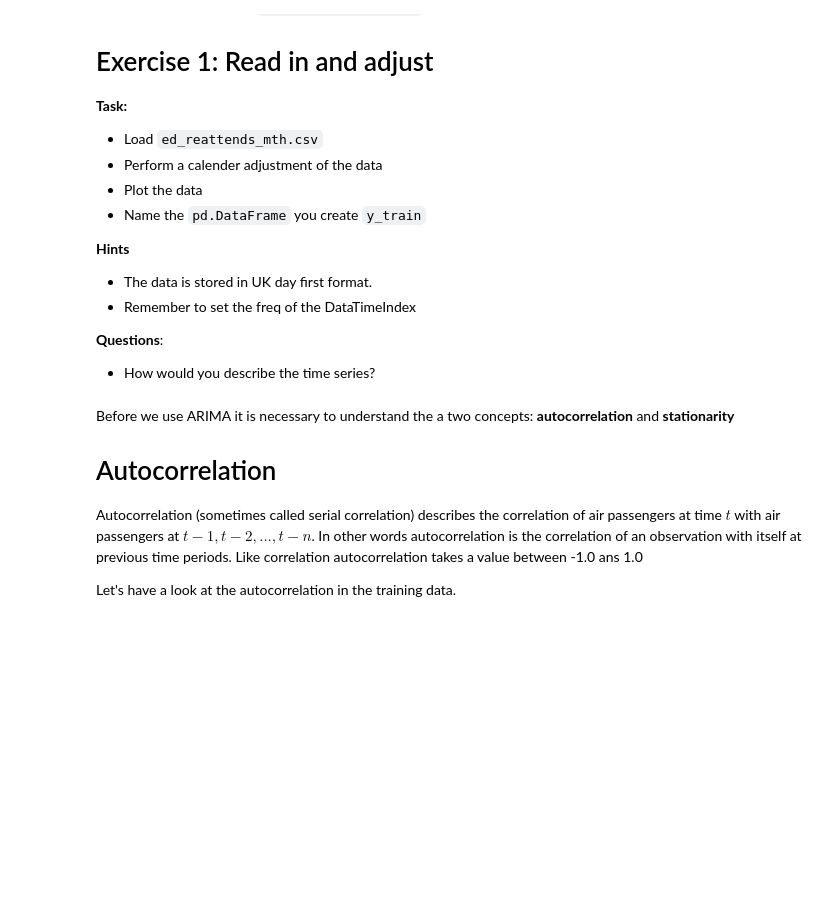
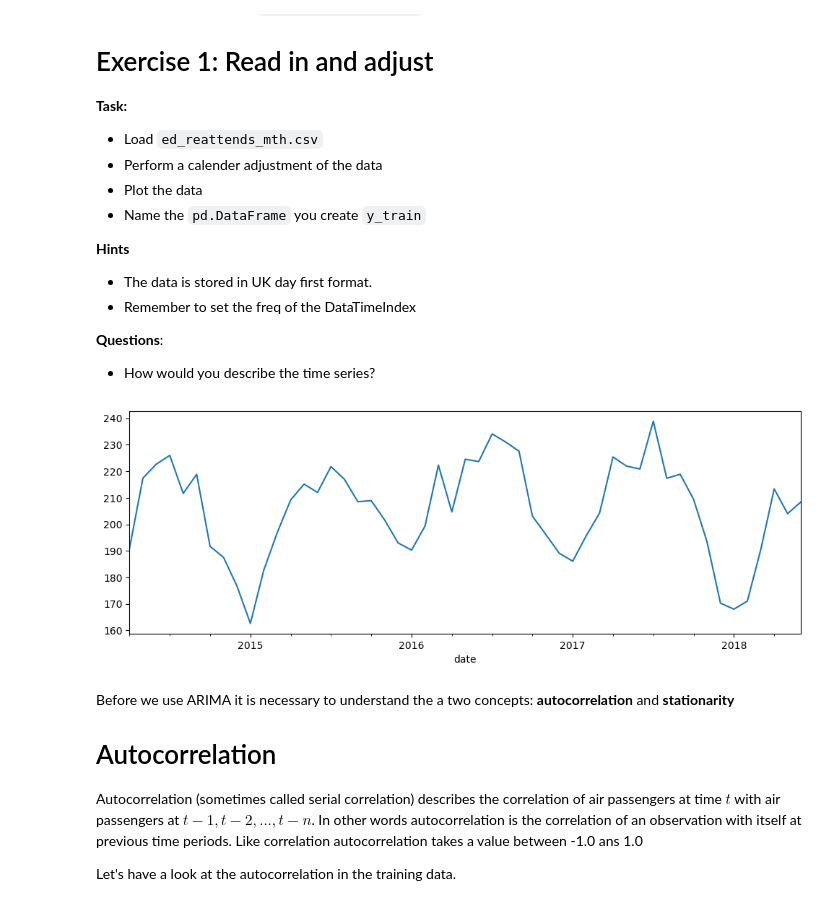
Before and after one commit to health-data-science-OR/forecasting, a Jupyter notebook: 02_arima/arima_exercises_SOLUTIONS.ipynb, the cells around one changed output. Drawn from its saved outputs; the diff is of its cells as text; code cells hidden in the pictures; blank space fills up the shorter version.

```diff
--- a/02_arima/arima_exercises_SOLUTIONS.ipynb
+++ b/02_arima/arima_exercises_SOLUTIONS.ipynb
@@ -105,13 +105,15 @@ url = 'https://raw.githubusercontent.com/health-data-science-OR/' \
         + 'hpdm097-datasets/master/ed_reattends_mth.csv'
 # %%
 # example solution
-ed_reattends = pd.read_csv(url, parse_dates=True,, index_col='date')
+ed_reattends = pd.read_csv(url, parse_dates=True, index_col='date')
 
 ed_reattends.index.freq = 'MS'
 
 y_train = ed_reattends['ed_reattends_mth'] / ed_reattends.index.days_in_month
 
 y_train.plot(figsize=(12,4));
+# %% [output]
+[figure, added]
 # %% [markdown]
 Before we use ARIMA it is necessary to understand the a two concepts: **autocorrelation** and **stationarity**
 
```
Also changed, not shown: parts of 7 cells of this notebook.
